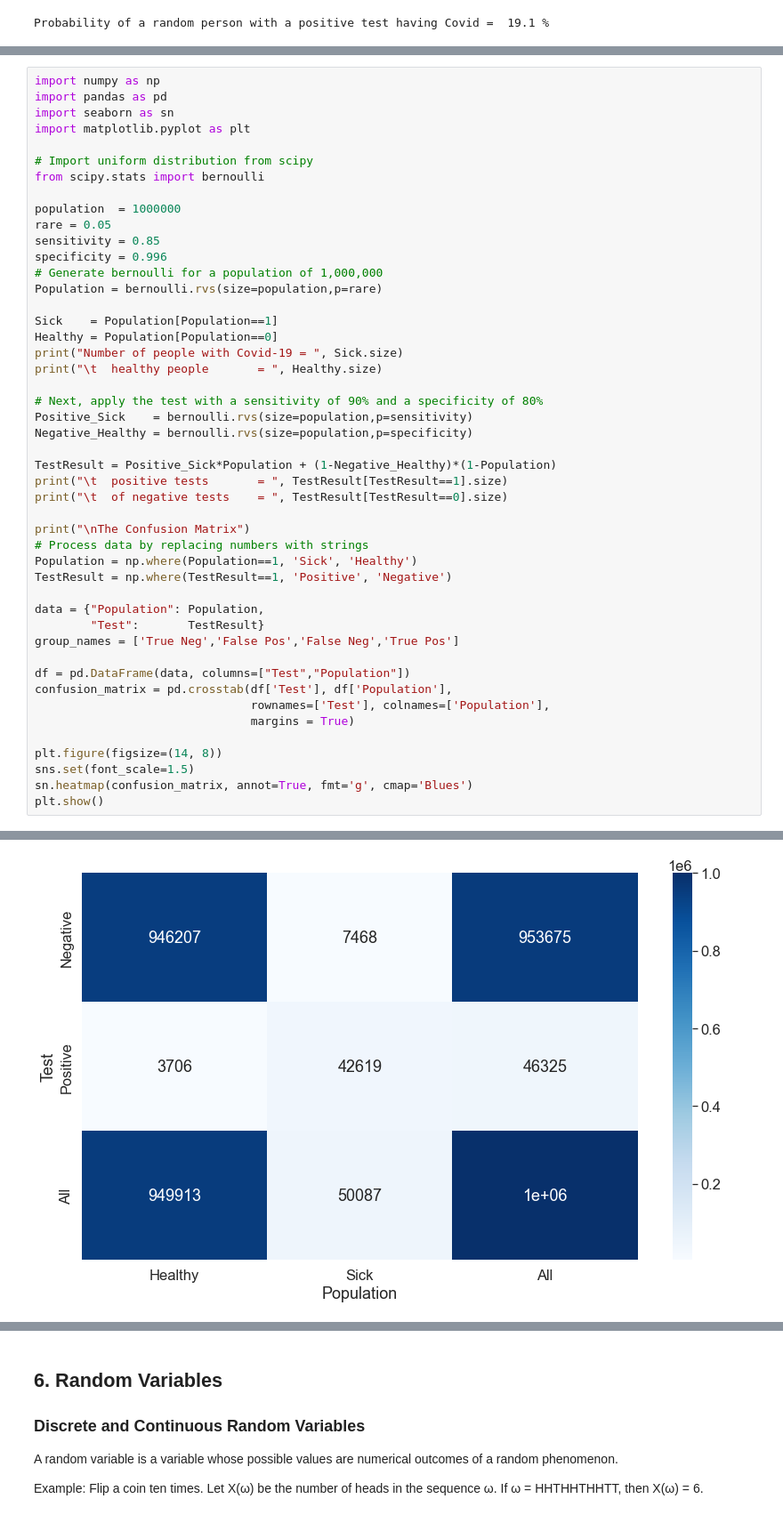
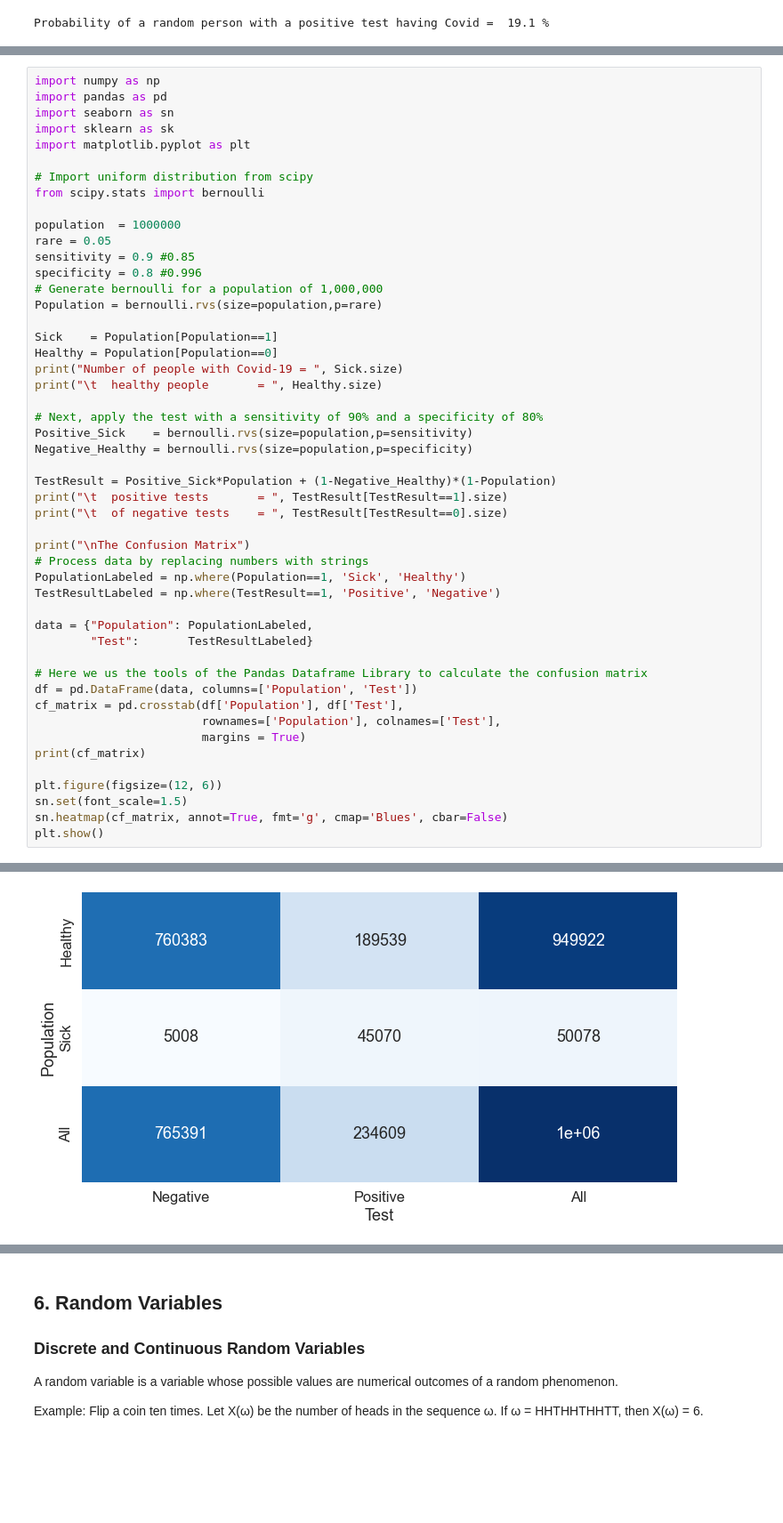
Before and after one commit to rhennig/EMA6938, a Jupyter notebook: Notebooks/2.Math_Probability.ipynb, the cells around one changed output, grey strips where cells are left out. Shown at 89% size. Drawn from its saved outputs; the diff is of its cells as text; blank space fills up the shorter version.

Commit message:
Added figures for the confusion matrix and updated the discussion.

```diff
--- a/Notebooks/2.Math_Probability.ipynb
+++ b/Notebooks/2.Math_Probability.ipynb
@@ -236,6 +295,7 @@ Let's simulate the case above for 1,000,000 people and estimate the number of po
 import numpy as np
 import pandas as pd
 import seaborn as sn
+import sklearn as sk
 import matplotlib.pyplot as plt
 
 # Import uniform distribution from scipy
@@ -243,8 +303,8 @@ from scipy.stats import bernoulli
 
 population  = 1000000
 rare = 0.05
-sensitivity = 0.85
-specificity = 0.996
+sensitivity = 0.9 #0.85
+specificity = 0.8 #0.996
 # Generate bernoulli for a population of 1,000,000
 Population = bernoulli.rvs(size=population,p=rare)
 
@@ -263,20 +323,21 @@ print("\t  of negative tests    = ", TestResult[TestResult==0].size)
 
 print("\nThe Confusion Matrix")
 # Process data by replacing numbers with strings
-Population = np.where(Population==1, 'Sick', 'Healthy')
-TestResult = np.where(TestResult==1, 'Positive', 'Negative')
+PopulationLabeled = np.where(Population==1, 'Sick', 'Healthy')
+TestResultLabeled = np.where(TestResult==1, 'Positive', 'Negative')
 
-data = {"Population": Population,
-        "Test":       TestResult}
-group_names = ['True Neg','False Pos','False Neg','True Pos']
+data = {"Population": PopulationLabeled,
+        "Test":       TestResultLabeled}
 
-df = pd.DataFrame(data, columns=["Test","Population"])
-confusion_matrix = pd.crosstab(df['Test'], df['Population'],
-                               rownames=['Test'], colnames=['Population'],
-                               margins = True)
+# Here we us the tools of the Pandas Dataframe Library to calculate the confusion matrix
+df = pd.DataFrame(data, columns=['Population', 'Test'])
+cf_matrix = pd.crosstab(df['Population'], df['Test'],
+                        rownames=['Population'], colnames=['Test'],
+                        margins = True)
+print(cf_matrix)
 
-plt.figure(figsize=(14, 8))
-sns.set(font_scale=1.5)
-sn.heatmap(confusion_matrix, annot=True, fmt='g', cmap='Blues')
+plt.figure(figsize=(12, 6))
+sn.set(font_scale=1.5)
+sn.heatmap(cf_matrix, annot=True, fmt='g', cmap='Blues', cbar=False)
 plt.show()
 # %% [output]
@@ -289,3 +355,3 @@ The Confusion Matrix
-[figure, old version]
+[figure, new version]
 # %% [markdown]
 Questions:
```
Also changed, not shown: parts of 23 cells of this notebook, 4 other files.
